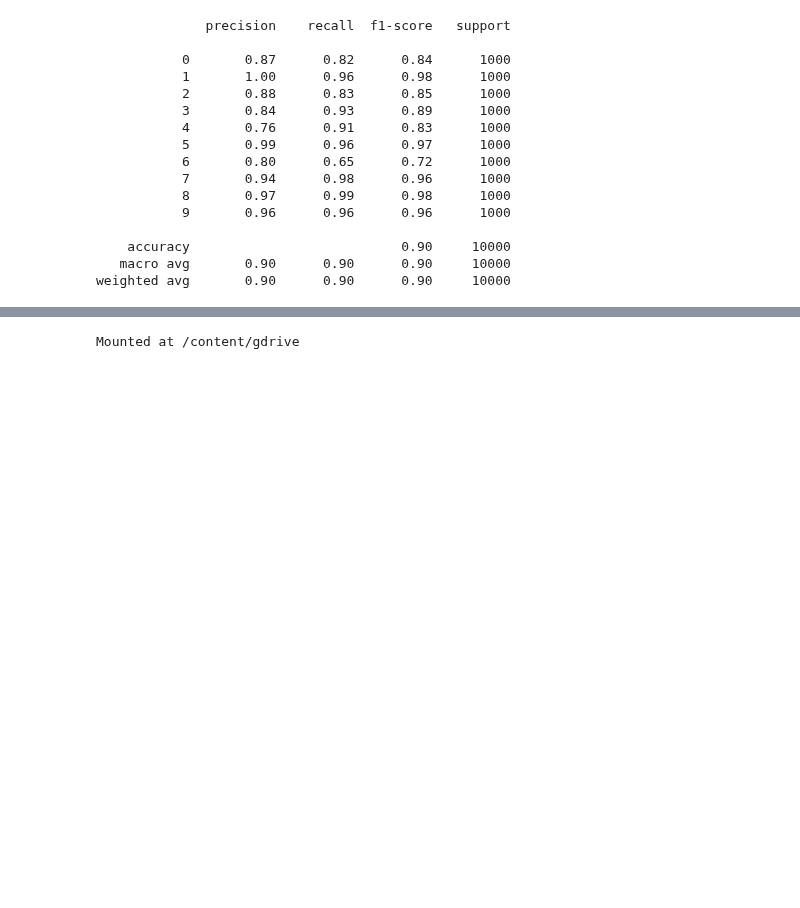
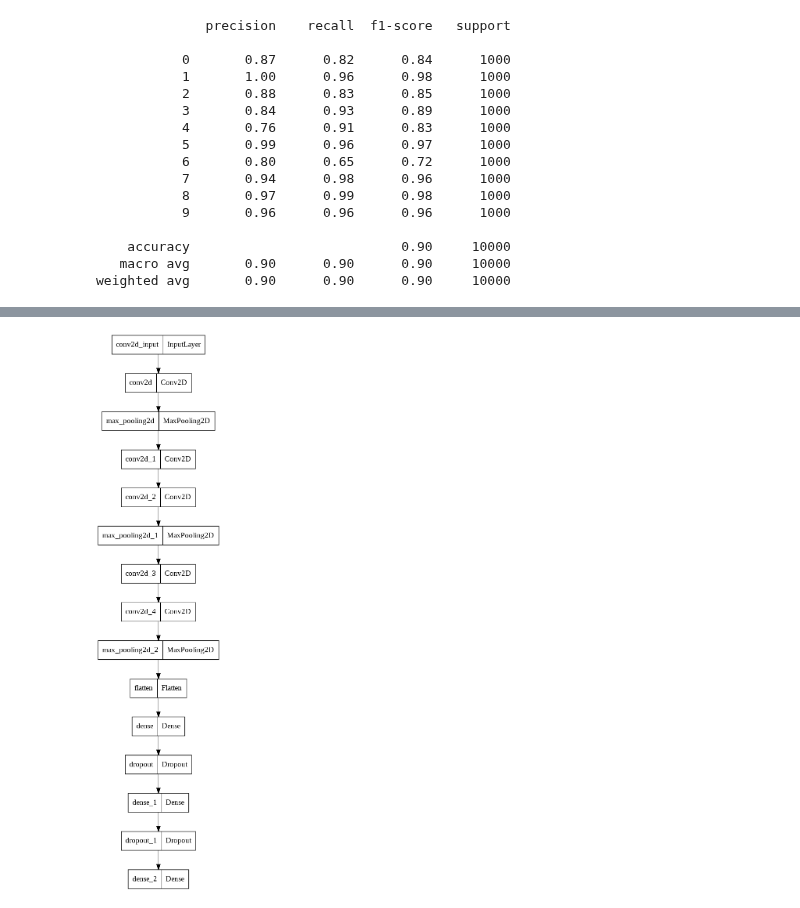
Before and after one commit to vineet891/DL-Assignment, a Jupyter notebook: DL_ASSIGNMENT2.ipynb, the cells around one changed output, grey strips where cells are left out. Drawn from its saved outputs; the diff is of its cells as text; code cells hidden in the pictures; blank space fills up the shorter version.

Commit message:
image saved

```diff
--- a/DL_ASSIGNMENT2.ipynb
+++ b/DL_ASSIGNMENT2.ipynb
@@ -220,5 +220,5 @@ from keras.utils.vis_utils import plot_model
 from IPython.display import SVG
 # %%
 plot_model(model, to_file='model.png')
-SVG(model_to_dot(model).create(prog='dot', format='svg'))
+#SVG(model_to_dot(model).create(prog='dot', format='svg'))
 # %% [output]
@@ -226,5 +225 @@ SVG(model_to_dot(model).create(prog='dot', format='svg'))
+[figure, added]
-# %%
-from google.colab import drive
-drive.mount('/content/gdrive')
-# %% [output]
-Mounted at /content/gdrive
```
Also changed, not shown: parts of 2 cells of this notebook.
